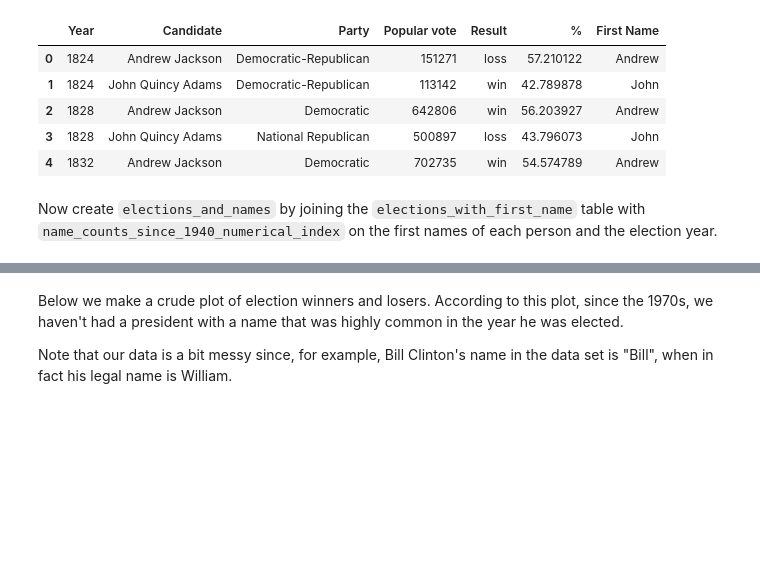
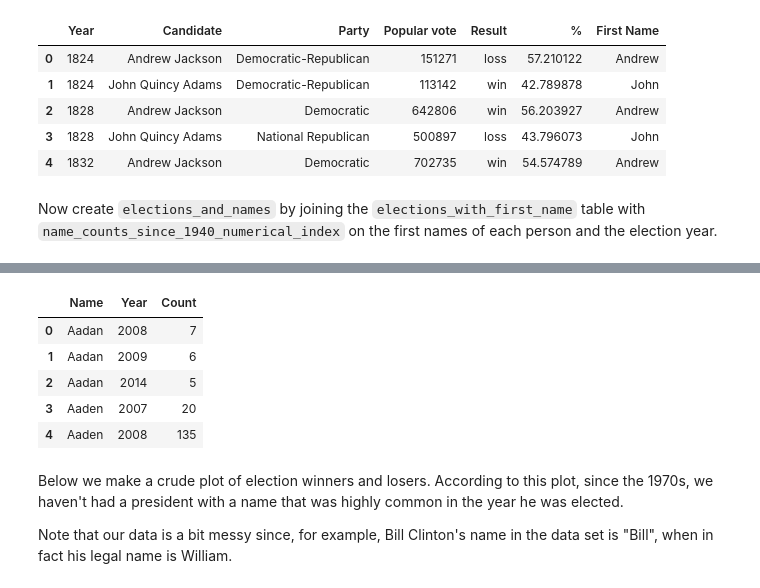
Before and after one commit to DS-100/su20, a Jupyter notebook: disc/disc04/disc04-fill-in-the-blank.ipynb, the cells around one changed output, grey strips where cells are left out. Drawn from its saved outputs; the diff is of its cells as text; code cells hidden in the pictures; blank space fills up the shorter version.

```diff
--- a/disc/disc04/disc04-fill-in-the-blank.ipynb
+++ b/disc/disc04/disc04-fill-in-the-blank.ipynb
@@ -410,3 +445,12 @@ elections_and_names.head()
+# %%
+name_counts_since_1940_numerical_index.head()
+# %% [output]
+|  | Name | Year | Count |
+| 0 | Aadan | 2008 | 7 |
+| 1 | Aadan | 2009 | 6 |
+| 2 | Aadan | 2014 | 5 |
+| 3 | Aaden | 2007 | 20 |
+| 4 | Aaden | 2008 | 135 |
 # %% [markdown]
 Below we make a crude plot of election winners and losers. According to this plot, since the 1970s, we haven't had a president with a name that was highly common in the year he was elected.
 
```
Also changed, not shown: parts of 22 cells of this notebook, 11 other files.
